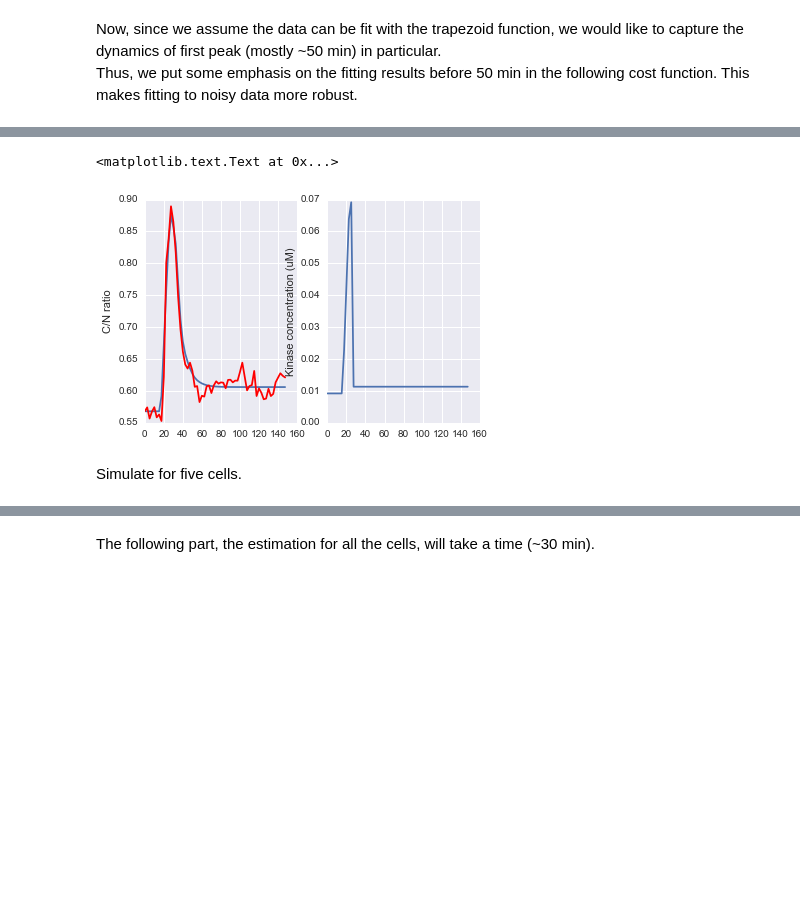
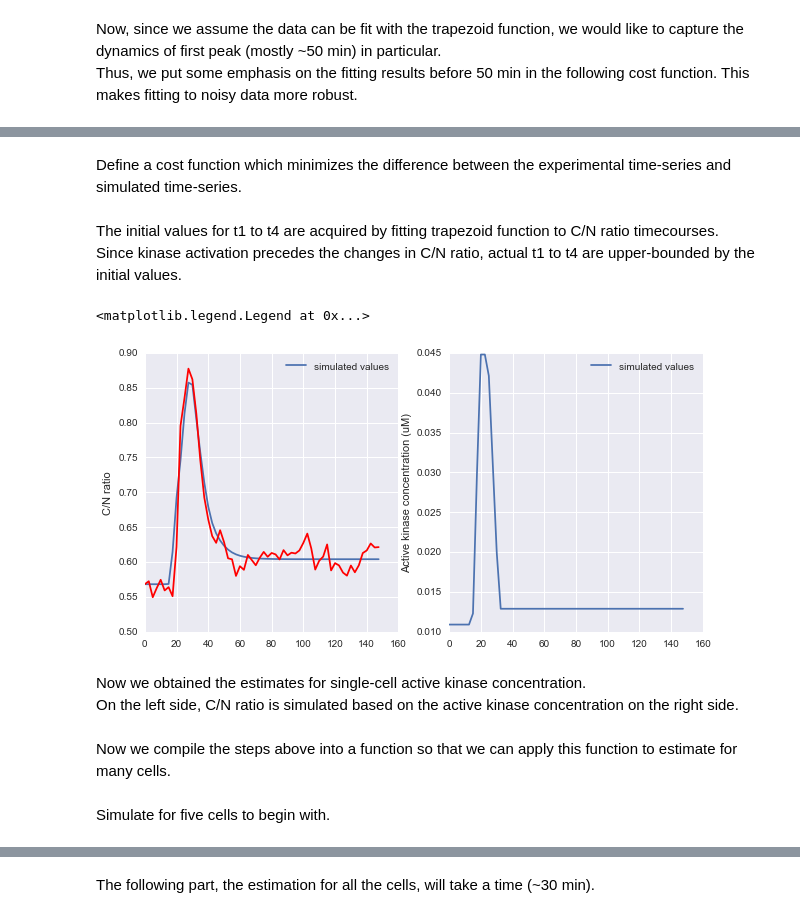
Before and after one commit to macklin/covertrace, a Jupyter notebook: doc/jupyter_examples/KTRProtocol.ipynb, the cells around one changed output, grey strips where cells are left out. Cells and saved outputs as stored; diff of their text form; code cells hidden in the pictures; blank space fills up the shorter version.

```diff
--- a/doc/jupyter_examples/KTRProtocol.ipynb
+++ b/doc/jupyter_examples/KTRProtocol.ipynb
@@ -98,9 +96,10 @@ Let's use frame 10 to 16 and frame 18 to the end for our activated and inhibited
 # %%
 site = sites.Pos001
-r_n_1 = np.nanmean(site.data['nuclei', 'YFP', 'median_intensity'][:, 10:17])
-r_n_2 = np.nanmean(site.data['nuclei', 'YFP', 'median_intensity'][:, 18:])
-r_c_1 = np.nanmean(site.data['cytoplasm', 'YFP', 'median_intensity'][:,10:17])
-r_c_2 = np.nanmean(site.data['cytoplasm', 'YFP', 'median_intensity'][:, 18:])
+time1 = np.array(site.data.time)
+r_n_1 = np.nanmean(site.data['nuclei', 'YFP', 'median_intensity'][:, (time1 >= 50) * (time1 <= 80)])
+r_n_2 = np.nanmean(site.data['nuclei', 'YFP', 'median_intensity'][:, time1 >= 90])
+r_c_1 = np.nanmean(site.data['cytoplasm', 'YFP', 'median_intensity'][:, (time1 >= 50) * (time1 <= 80)])
+r_c_2 = np.nanmean(site.data['cytoplasm', 'YFP', 'median_intensity'][:, time1 >= 90])
 estimated_k_v = (r_n_2 - r_n_1)/(r_c_1 - r_c_2)
 print 'k_v is {0:1.2f}'.format(estimated_k_v)
 # %% [output]
@@ -317,8 +316,7 @@ def calc_rep_profile_at_steady_state(kin, pset):
     return ret.x
 
 def calc_rcn_at_steady_state(kin, pset):
-    """At given kinase concentration and parameters, simulate the C/N ratio
-    such that it minimizes sum of squared dy, assuming the pseudo-steady state.
+    """At given kinase concentration and parameters, simulate the C/N ratio at a steady-state.
     """
     x = calc_rep_profile_at_steady_state(kin, pset)
     return (x[0] + x[2])/(x[1] + x[3])
@@ -325,24 +330,21 @@ def calc_rcn_at_steady_state(kin, pset):
 # %%
-KIN_MAX = 3.0
+KIN_MAX = 3.0  # ad hoc. Kinase concentration should not be as this high.
 def inhibitor_ode(x, time, rcn_init, rcn_final, pset):
+    """
+    Given k_d, Kmd and C/N ratio at the beginning and at the end, it will simulate the timecourse of C/N ratio.
+    """
     pset['k_d'] = x[0]
     pset['Kmd'] = x[1]
-    # Calculate kinase concentration at steady state such that it matches with given rcn
+    # Calculate initial kinase concentration such that it matches with given C/N ratio (rcn_init).
     kin_ini = estim_steady_state_kinase(rcn_init, pset, bnd_max=KIN_MAX)
-    # At given kinase concentration, calculate reporter profile.
+    # At given kinase concentration, calculate reporter profiles.
     y0 = calc_rep_profile_at_steady_state(kin_ini, pset)
     # At given rcn_final, calculate kinase concentration at the final steady state.
     kin_after_inh = estim_steady_state_kinase(rcn_final, pset, bnd_max=kin_ini)
+
+    # At time 0, inihibition started. kinase is inactive so it follows kinase (rcn_final)
+    # but reporter profile at time 0 follows y0. Calculate cytoplasmic to nuclear times series.
     pset['kin_c_func'] = lambda t: np.interp(t, [time[0], time[-1]], [kin_after_inh, kin_after_inh])
     pset['kin_n_func'] = lambda t: np.interp(t, [time[0], time[-1]], [kin_after_inh, kin_after_inh])
-    # At time 0, inihibition started. kinase is inactive so it follows kinase (rcn_final)
-    # but reporter profile at time 0 follows y0. Calculate cytoplasmic to nuclear times series.
     ts = odeint(main_ode, y0, time, (pset, ), rtol=1e-4)
     return (ts[:, 0] + ts[:, 2])/(ts[:, 1] + ts[:, 3])
-
-def estim_steady_state_kinase(rcn, pset, bnd_min=0, bnd_max=None):
-    """Given C/N ratio at the steady state, return active kinase concentration.
-    """
-    func1 = lambda kin1: ((calc_rcn_at_steady_state(kin1, pset) - rcn)**2).sum()
-    ret1 = minimize(func1, x0=[0.01], bounds=((bnd_min, bnd_max), ), tol=1e-4)
-    return ret1.x[0]
@@ -581,24 +589,36 @@ kin_fin = estim_steady_state_kinase(c3, param_set, bnd_max=KIN_MAX)
+# %% [markdown]
+Define a cost function which minimizes the difference between the experimental time-series and simulated time-series.
 # %%
 func = lambda x: ((rcn_dynamics_ode(x, time, param_set, kin_ini) - single_rcn)**2).sum()
+# %% [markdown]
+The initial values for t1 to t4 are acquired by fitting trapezoid function to C/N ratio timecourses.
+Since kinase activation precedes the changes in C/N ratio, actual t1 to t4 are upper-bounded by the initial values.
 # %%
 bnds = ((0, 1), (0, 1), (0, ini_t1), (0, ini_t2), (0, ini_t3), (0, ini_t4))
 ret = minimize(func, x0=(kin_fin*2, kin_fin, ini_t1, ini_t2, ini_t3, ini_t4), bounds=bnds, method='L-BFGS-B')
 # %%
-ax1 = plt.subplot(1,2,1)
+fig = plt.figure(figsize=(10, 5))
+ax1 = fig.add_subplot(1,2,1)
 h1 = plt.plot(time, rcn_dynamics_ode(ret.x, time, param_set, kin_ini))
 plt.hold(True)
 h2 = plt.plot(time, single_rcn, 'r')
 ax1.set_ylabel('C/N ratio')
+ax1.legend(h1, ['simulated values'])
 
-ax2 = plt.subplot(1,2,2)
-
+ax2 = fig.add_subplot(1,2,2)
 ct1, ct2, ct3, ct4 = normt1_to_ct1(ret.x[2], ret.x[3], ret.x[4], ret.x[5], time)
 kin_ts = np.interp(time, [ct1, ct2, ct3, ct4, time[-1]], [kin_ini, ret.x[0], ret.x[0], ret.x[1], ret.x[1]])
-plt.plot(time, kin_ts)
-ax2.set_ylabel('Kinase concentration (uM)')
+h3 = plt.plot(time, kin_ts)
+ax2.set_ylabel('Active kinase concentration (uM)')
+ax2.legend(h3, ['simulated values'])
 # %% [output]
-<matplotlib.text.Text at 0x...>
+<matplotlib.legend.Legend at 0x...>
-[figure, old version]
+[figure, new version]
+# %% [markdown]
+Now we obtained the estimates for single-cell active kinase concentration.
+On the left side, C/N ratio is simulated based on the active kinase concentration on the right side.
+# %% [markdown]
+Now we compile the steps above into a function so that we can apply this function to estimate for many cells.
 # %%
 # Put the steps above into this.
 def estim_kin_ts(time, single_rcn, pset, k_iu, k_ip, k_eu, k_ep):
@@ -619,7 +639,7 @@ def estim_kin_ts(time, single_rcn, pset, k_iu, k_ip, k_eu, k_ep):
     estim_kin = np.interp(time, [ct1, ct2, ct3, ct4, time[-1]], [kin_ini, ret.x[0], ret.x[0], ret.x[1], ret.x[1]])
     return estim_rcn, estim_kin
 # %% [markdown]
-Simulate for five cells.
+Simulate for five cells to begin with.
 # %%
 plt.figure(figsize=(20, 10))
 median_ratio = site_il1b.data['cytoplasm', 'TRITC', 'median_ratio']
```
Also changed, not shown: parts of 40 cells of this notebook.
